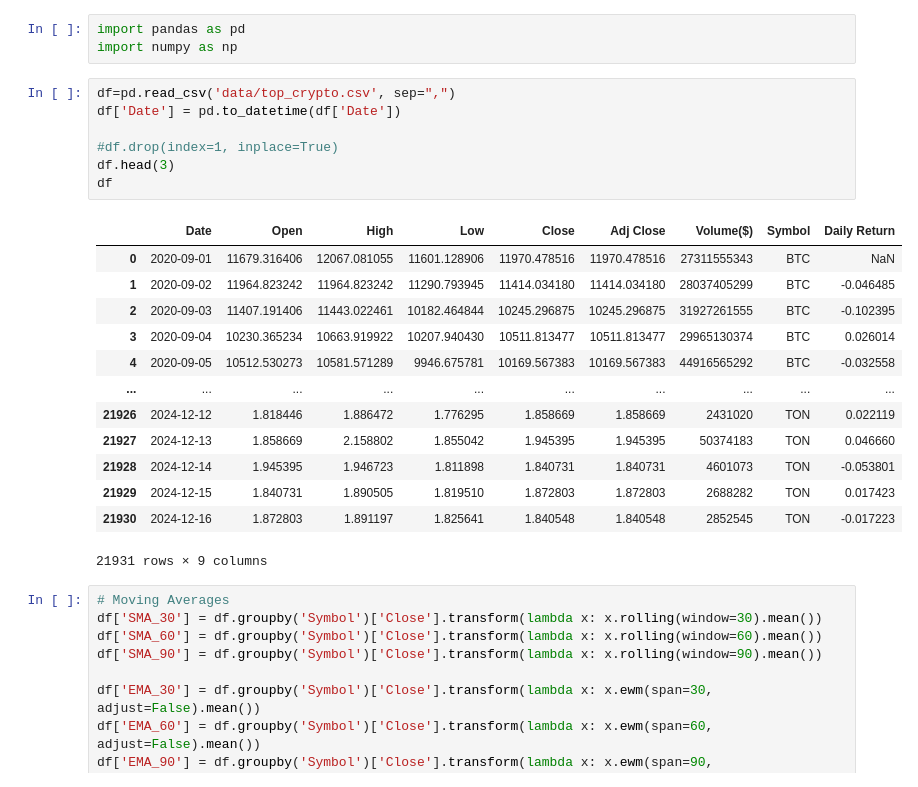
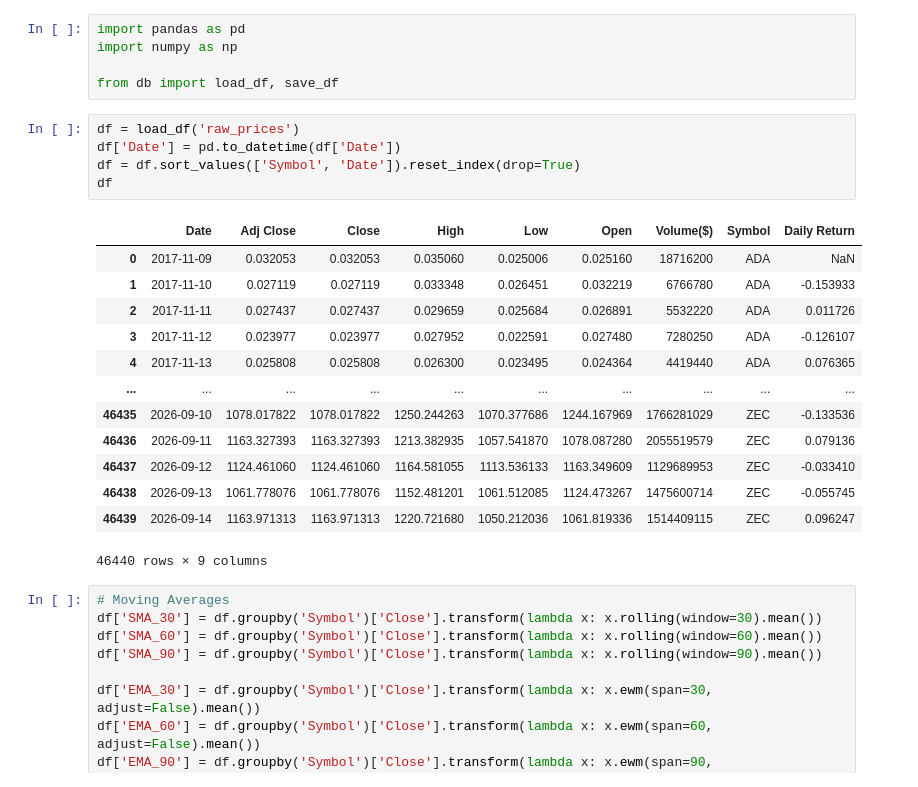
Before and after one commit to EthanFalcao/Crypto-Portfolio-Optimization-and-Risk-Analysis, a Jupyter notebook: 3. Feature Engineering.ipynb, the cells around one changed output. Drawn from its saved outputs; the diff is of its cells as text.

```diff
--- a/3. Feature Engineering.ipynb
+++ b/3. Feature Engineering.ipynb
@@ -1,27 +1,27 @@
 # %%
 import pandas as pd
 import numpy as np
+
+from db import load_df, save_df
 # %%
-df=pd.read_csv('data/top_crypto.csv', sep=",")
+df = load_df('raw_prices')
 df['Date'] = pd.to_datetime(df['Date'])
-
-#df.drop(index=1, inplace=True)
-df.head(3)
+df = df.sort_values(['Symbol', 'Date']).reset_index(drop=True)
 df
 # %% [output]
-|  | Date | Open | High | Low | Close | Adj Close | Volume($) | Symbol | Daily Return |
-| 0 | 2020-09-01 | 11679.316406 | 12067.081055 | 11601.128906 | 11970.478516 | 11970.478516 | 27311555343 | BTC | NaN |
-| 1 | 2020-09-02 | 11964.823242 | 11964.823242 | 11290.793945 | 11414.034180 | 11414.034180 | 28037405299 | BTC | -0.046485 |
-| 2 | 2020-09-03 | 11407.191406 | 11443.022461 | 10182.464844 | 10245.296875 | 10245.296875 | 31927261555 | BTC | -0.102395 |
-| 3 | 2020-09-04 | 10230.365234 | 10663.919922 | 10207.940430 | 10511.813477 | 10511.813477 | 29965130374 | BTC | 0.026014 |
-| 4 | 2020-09-05 | 10512.530273 | 10581.571289 | 9946.675781 | 10169.567383 | 10169.567383 | 44916565292 | BTC | -0.032558 |
+|  | Date | Adj Close | Close | High | Low | Open | Volume($) | Symbol | Daily Return |
+| 0 | 2017-11-09 | 0.032053 | 0.032053 | 0.035060 | 0.025006 | 0.025160 | 18716200 | ADA | NaN |
+| 1 | 2017-11-10 | 0.027119 | 0.027119 | 0.033348 | 0.026451 | 0.032219 | 6766780 | ADA | -0.153933 |
+| 2 | 2017-11-11 | 0.027437 | 0.027437 | 0.029659 | 0.025684 | 0.026891 | 5532220 | ADA | 0.011726 |
+| 3 | 2017-11-12 | 0.023977 | 0.023977 | 0.027952 | 0.022591 | 0.027480 | 7280250 | ADA | -0.126107 |
+| 4 | 2017-11-13 | 0.025808 | 0.025808 | 0.026300 | 0.023495 | 0.024364 | 4419440 | ADA | 0.076365 |
 | ... | ... | ... | ... | ... | ... | ... | ... | ... | ... |
-| 21926 | 2024-12-12 | 1.818446 | 1.886472 | 1.776295 | 1.858669 | 1.858669 | 2431020 | TON | 0.022119 |
-| 21927 | 2024-12-13 | 1.858669 | 2.158802 | 1.855042 | 1.945395 | 1.945395 | 50374183 | TON | 0.046660 |
-| 21928 | 2024-12-14 | 1.945395 | 1.946723 | 1.811898 | 1.840731 | 1.840731 | 4601073 | TON | -0.053801 |
-| 21929 | 2024-12-15 | 1.840731 | 1.890505 | 1.819510 | 1.872803 | 1.872803 | 2688282 | TON | 0.017423 |
-| 21930 | 2024-12-16 | 1.872803 | 1.891197 | 1.825641 | 1.840548 | 1.840548 | 2852545 | TON | -0.017223 |
+| 46435 | 2026-09-10 | 1078.017822 | 1078.017822 | 1250.244263 | 1070.377686 | 1244.167969 | 1766281029 | ZEC | -0.133536 |
+| 46436 | 2026-09-11 | 1163.327393 | 1163.327393 | 1213.382935 | 1057.541870 | 1078.087280 | 2055519579 | ZEC | 0.079136 |
+| 46437 | 2026-09-12 | 1124.461060 | 1124.461060 | 1164.581055 | 1113.536133 | 1163.349609 | 1129689953 | ZEC | -0.033410 |
+| 46438 | 2026-09-13 | 1061.778076 | 1061.778076 | 1152.481201 | 1061.512085 | 1124.473267 | 1475600714 | ZEC | -0.055745 |
+| 46439 | 2026-09-14 | 1163.971313 | 1163.971313 | 1220.721680 | 1050.212036 | 1061.819336 | 1514409115 | ZEC | 0.096247 |
-21931 rows × 9 columns
+46440 rows × 9 columns
 # %%
 # Moving Averages
 df['SMA_30'] = df.groupby('Symbol')['Close'].transform(lambda x: x.rolling(window=30).mean())
```
Also changed, not shown: parts of 9 cells of this notebook, 24 other files.
